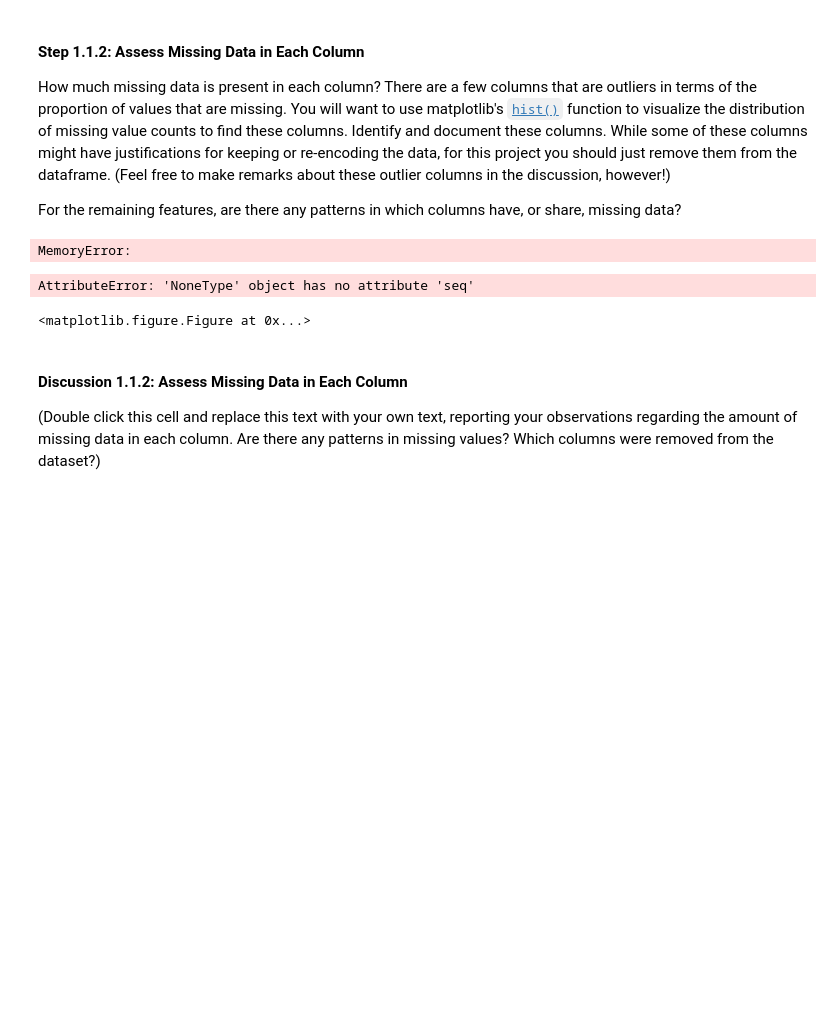
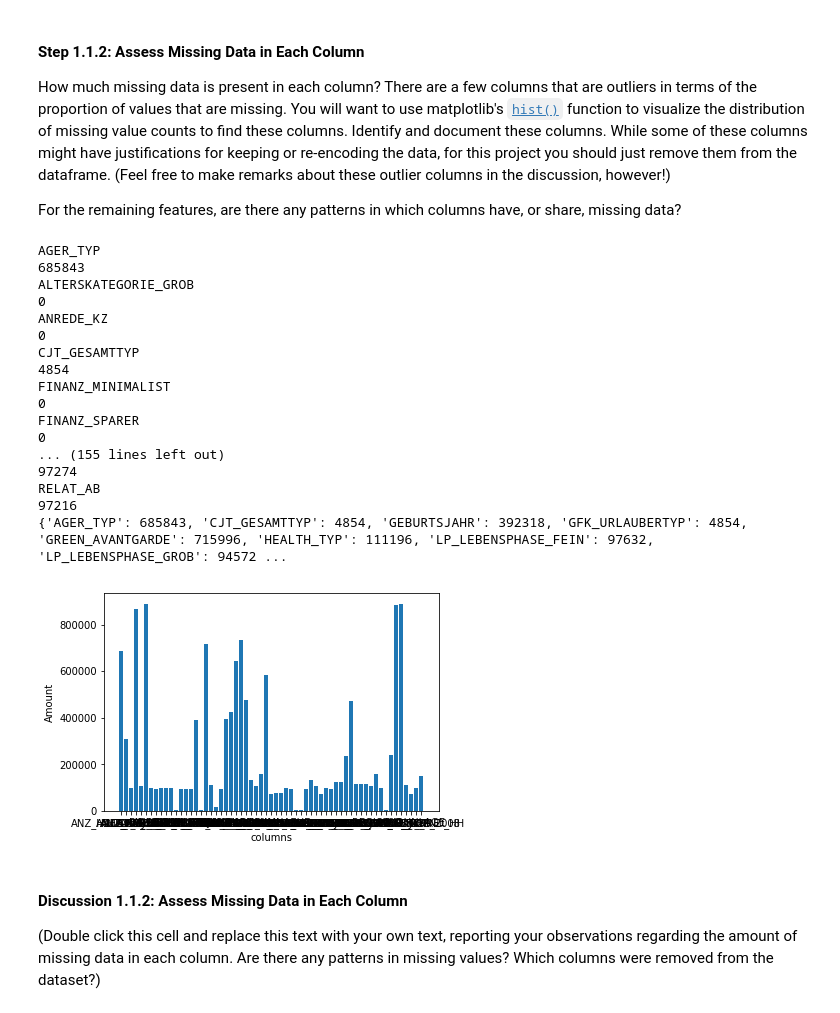
Before and after one commit to greulist137/Data-Science---Customer-Segments, a Jupyter notebook: Identify_Customer_Segments.ipynb, the cells around one changed output. Drawn from its saved outputs; the diff is of its cells as text; code cells hidden in the pictures; blank space fills up the shorter version.

Commit message:
Commit - Column visualization of NaN
The purpose of this commit was to visualize columsn that have more than 1 NaN

```diff
--- a/Identify_Customer_Segments.ipynb
+++ b/Identify_Customer_Segments.ipynb
@@ -123,15 +123,35 @@ For the remaining features, are there any patterns in which columns have, or sha
 # %%
 # Perform an assessment of how much missing data there is in each column of the
 # dataset.
-
-plt.hist(azdias)
+column_dict = {}
+for column in azdias:
+    counts = azdias[column].isnull().sum()
+    if(counts > 0):
+        column_dict[column] = counts
+print(column_dict)
+plt.bar(column_dict.keys(), column_dict.values())
 plt.xlabel('columns')
 plt.ylabel('Amount')
 plt.show()
 # %% [output]
-MemoryError:
+AGER_TYP
+685843
+ALTERSKATEGORIE_GROB
+0
+ANREDE_KZ
+0
+CJT_GESAMTTYP
+4854
+FINANZ_MINIMALIST
+0
+FINANZ_SPARER
+0
+... (155 lines left out)
+97274
+RELAT_AB
+97216
+{'AGER_TYP': 685843, 'CJT_GESAMTTYP': 4854, 'GEBURTSJAHR': 392318, 'GFK_URLAUBERTYP': 4854, 'GREEN_AVANTGARDE': 715996, 'HEALTH_TYP': 111196, 'LP_LEBENSPHASE_FEIN': 97632, 'LP_LEBENSPHASE_GROB': 94572 ...
-AttributeError: 'NoneType' object has no attribute 'seq'
-<matplotlib.figure.Figure at 0x...>
+[figure, added]
 # %%
 # Investigate patterns in the amount of missing data in each column.
 # %%
```
